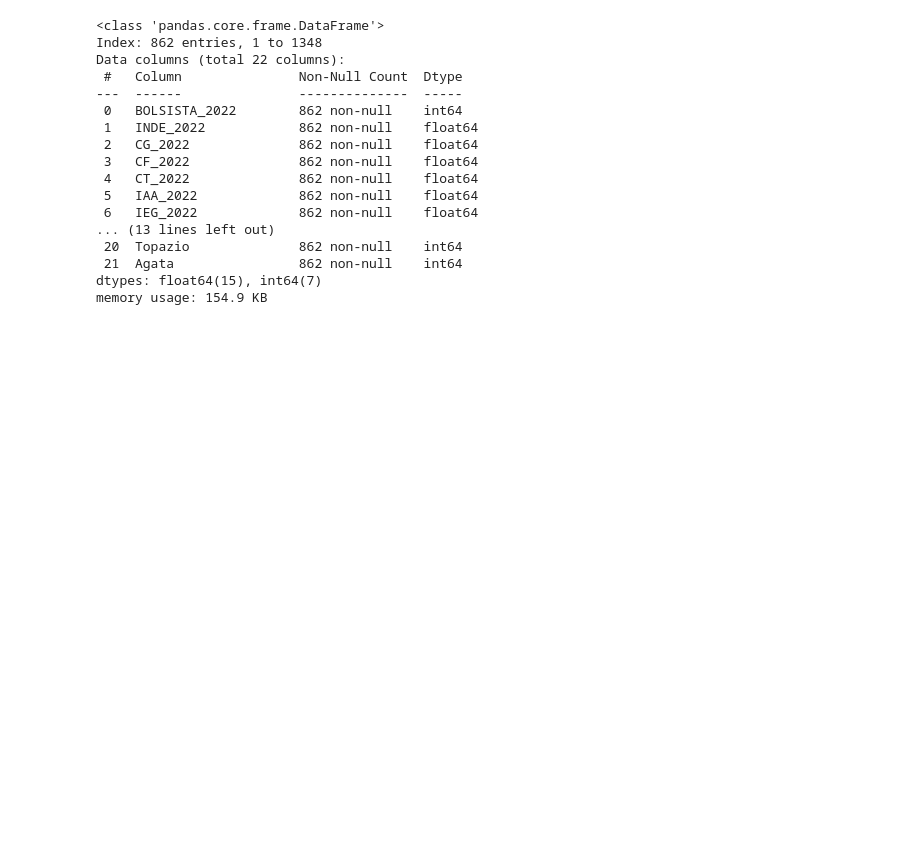
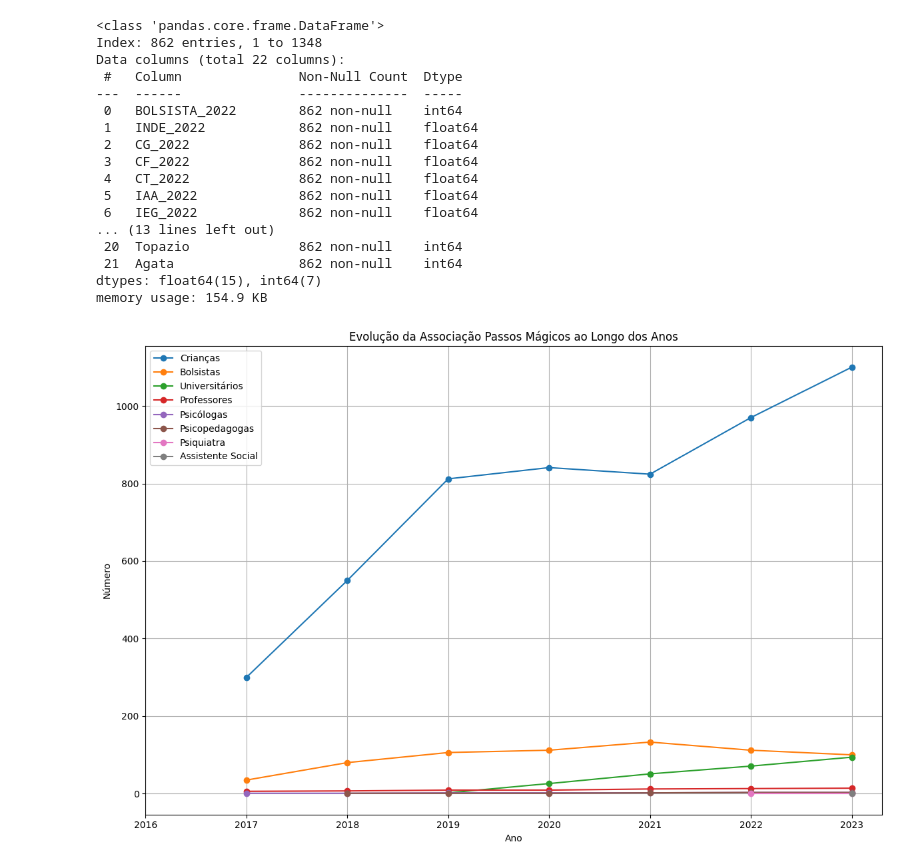
Before and after one commit to eugeniogdiniz/PosTechDataScience_Fiap, a Jupyter notebook: 05_Deep_Learning/TechChallenge/Script/notebook/DATATHON_PASSOS_MÁGICOS.ipynb, the cells around one changed output. Saved outputs shown, nothing was run; the diff lists cells and outputs as text; code cells hidden in the pictures; blank space fills up the shorter version.

```diff
--- a/05_Deep_Learning/TechChallenge/Script/notebook/DATATHON_PASSOS_MÁGICOS.ipynb
+++ b/05_Deep_Learning/TechChallenge/Script/notebook/DATATHON_PASSOS_MÁGICOS.ipynb
@@ -215,3 +254,42 @@ Data columns (total 22 columns):
  21  Agata                862 non-null    int64
 dtypes: float64(15), int64(7)
 memory usage: 154.9 KB
+# %%
+import matplotlib.pyplot as plt
+
+# Dados da evolução da Passos Mágicos ao longo dos anos
+anos = [2016, 2017, 2018, 2019, 2020, 2021, 2022, 2023]
+criancas = [70, 300, 550, 812, 841, 824, 970, 1100]
+bolsistas = [26, 35, 80, 106, 112, 133, 112, 100]
+universitarios = [None, None, 1, 2, 26, 51, 71, 94]
+professores = [5, 6, 7, 9, 9, 12, 13, 14]
+psicologas = [1, 1, 1, 2, 2, 2, 3, 3]
+psicopedagogas = [None, 1, 1, 1, 1, 2, 3, 3]
+psiquiatra = [None, None, None, None, None, 1, 1, 1]
+assistente_social = [None, None, None, None, None, None, 1, 1]
+
+# Criar o gráfico
+fig, ax = plt.subplots(figsize=(12, 8))
+
+ax.plot(anos[1:], criancas[1:], marker='o', label='Crianças')
+ax.plot(anos[1:], bolsistas[1:], marker='o', label='Bolsistas')
+ax.plot(anos[3:], universitarios[3:], marker='o', label='Universitários')
+ax.plot(anos[1:], professores[1:], marker='o', label='Professores')
+ax.plot(anos[1:], psicologas[1:], marker='o', label='Psicólogas')
+ax.plot(anos[2:], psicopedagogas[2:], marker='o', label='Psicopedagogas')
+ax.plot(anos[6:], psiquiatra[6:], marker='o', label='Psiquiatra')
+ax.plot(anos[7:], assistente_social[7:], marker='o', label='Assistente Social')
+
+# Configurações do gráfico
+ax.set_title('Evolução da Associação Passos Mágicos ao Longo dos Anos')
+ax.set_xlabel('Ano')
+ax.set_ylabel('Número')
+ax.legend()
+ax.grid(True)
+
+# Mostrar o gráfico
+plt.xticks(anos)
+plt.tight_layout()
+plt.show()
+# %% [output]
+[figure, added]
```
Also changed, not shown: parts of 3 cells of this notebook, 3 other files.
